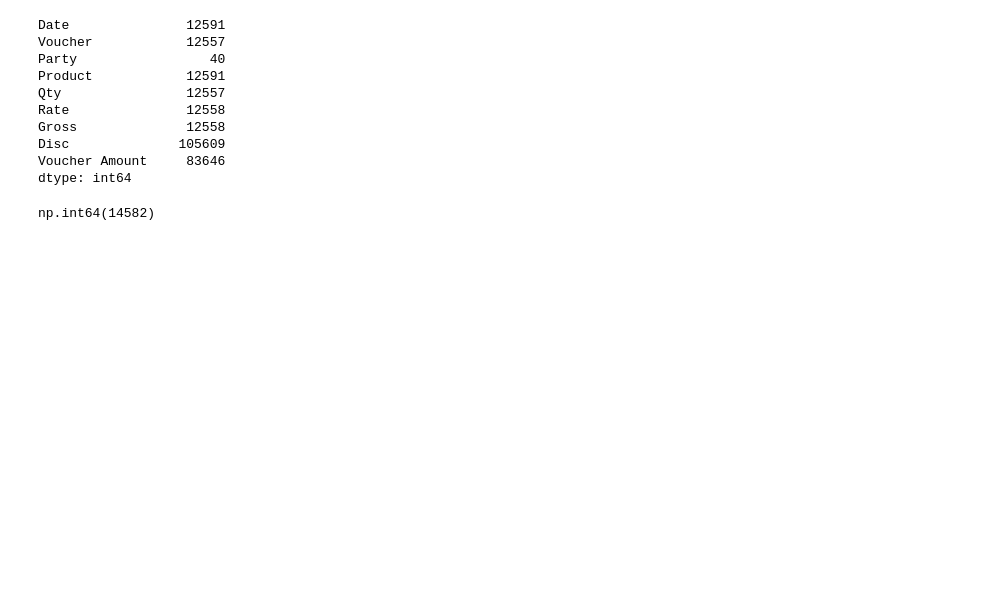
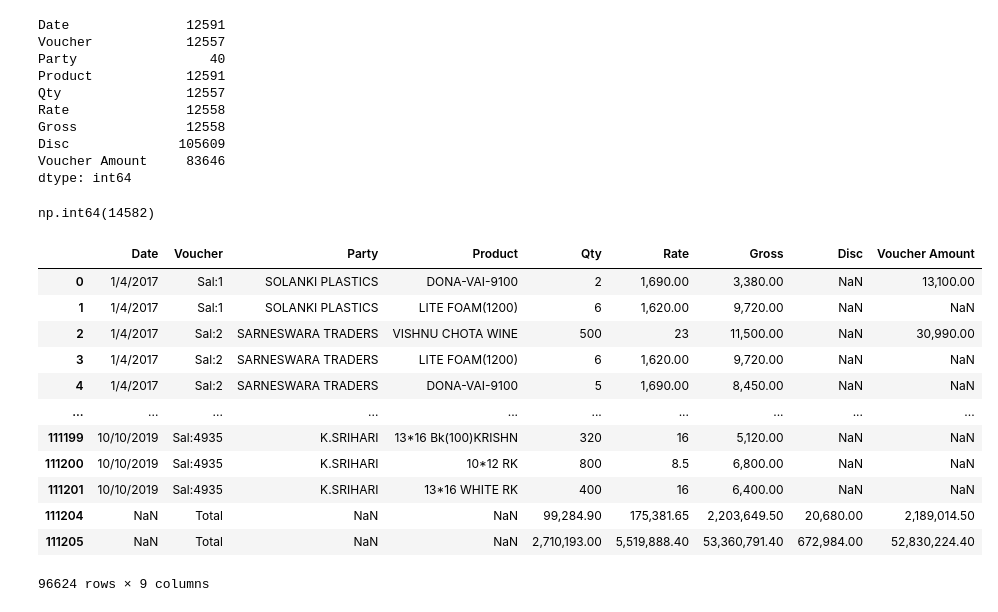
Before and after one commit to Anik-Singha/mlp-besant, a Jupyter notebook: 10_pandas_read_sales_dataset.ipynb, the cells around one changed output. Cells and saved outputs as stored; diff of their text form; code cells hidden in the pictures; blank space fills up the shorter version.

```diff
--- a/10_pandas_read_sales_dataset.ipynb
+++ b/10_pandas_read_sales_dataset.ipynb
@@ -91,3 +91,19 @@ dtype: int64
 df_final_sales.duplicated().sum()
 # %% [output]
 np.int64(14582)
+# %%
+df_final_sales[~(df_final_sales.duplicated())]
+# %% [output]
+|  | Date | Voucher | Party | Product | Qty | Rate | Gross | Disc | Voucher Amount |
+| 0 | 1/4/2017 | Sal:1 | SOLANKI PLASTICS | DONA-VAI-9100 | 2 | 1,690.00 | 3,380.00 | NaN | 13,100.00 |
+| 1 | 1/4/2017 | Sal:1 | SOLANKI PLASTICS | LITE FOAM(1200) | 6 | 1,620.00 | 9,720.00 | NaN | NaN |
+| 2 | 1/4/2017 | Sal:2 | SARNESWARA TRADERS | VISHNU CHOTA WINE | 500 | 23 | 11,500.00 | NaN | 30,990.00 |
+| 3 | 1/4/2017 | Sal:2 | SARNESWARA TRADERS | LITE FOAM(1200) | 6 | 1,620.00 | 9,720.00 | NaN | NaN |
+| 4 | 1/4/2017 | Sal:2 | SARNESWARA TRADERS | DONA-VAI-9100 | 5 | 1,690.00 | 8,450.00 | NaN | NaN |
+| ... | ... | ... | ... | ... | ... | ... | ... | ... | ... |
+| 111199 | 10/10/2019 | Sal:4935 | K.SRIHARI | 13*16 Bk(100)KRISHN | 320 | 16 | 5,120.00 | NaN | NaN |
+| 111200 | 10/10/2019 | Sal:4935 | K.SRIHARI | 10*12 RK | 800 | 8.5 | 6,800.00 | NaN | NaN |
+| 111201 | 10/10/2019 | Sal:4935 | K.SRIHARI | 13*16 WHITE RK | 400 | 16 | 6,400.00 | NaN | NaN |
+| 111204 | NaN | Total | NaN | NaN | 99,284.90 | 175,381.65 | 2,203,649.50 | 20,680.00 | 2,189,014.50 |
+| 111205 | NaN | Total | NaN | NaN | 2,710,193.00 | 5,519,888.40 | 53,360,791.40 | 672,984.00 | 52,830,224.40 |
+96624 rows × 9 columns
```
